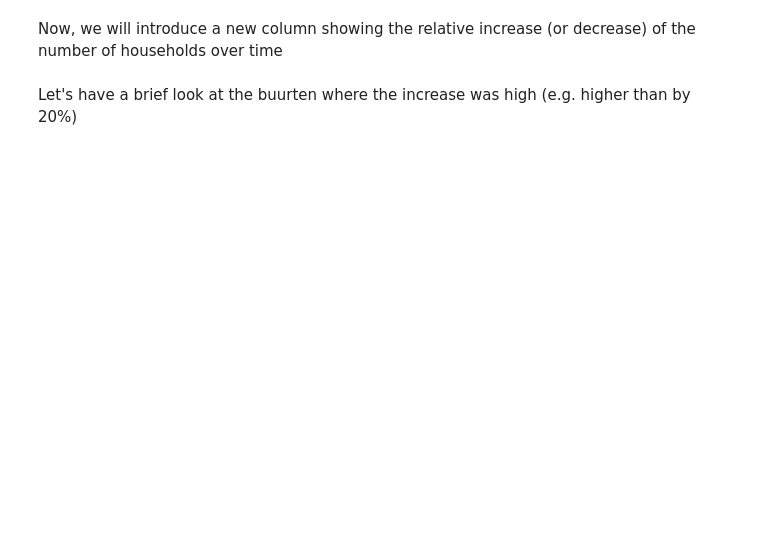
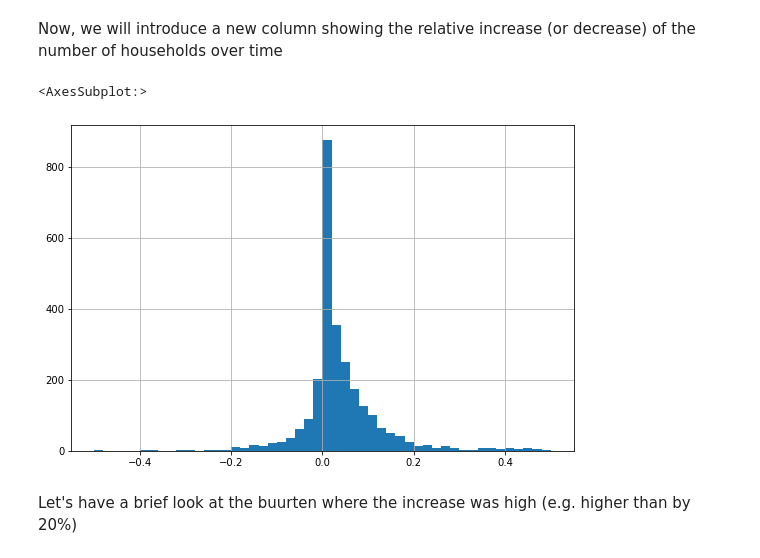
Before and after one commit to expert-solutions/Enexis-case-study, a Jupyter notebook: Data understanding/Enexis CBS Kernzijfers Data Preparation.ipynb, the cells around one changed output. Cells and saved outputs as stored; diff of their text form; code cells hidden in the pictures; blank space fills up the shorter version.

```diff
--- a/Data understanding/Enexis CBS Kernzijfers Data Preparation.ipynb
+++ b/Data understanding/Enexis CBS Kernzijfers Data Preparation.ipynb
@@ -124,7 +301,10 @@ Now, we will introduce a new column showing the relative increase (or decrease)
 # %%
 df_households_pivot['Household_increase'] = (df_households_pivot[2021] - df_households_pivot[2016]) / df_households_pivot[2021]
 # %%
-df_households_pivot['Household_increase'].hist(bins = 50, range=(-0.5, 0.5))
+df_households_pivot['Household_increase'].hist(bins = 50, range=(-0.5, 0.5), figsize = (9,6))
+# %% [output]
+<AxesSubplot:>
+[figure, added]
 # %% [markdown]
 Let's have a brief look at the buurten where the increase was high (e.g. higher than by 20%)
 # %%
```
Also changed, not shown: parts of 46 cells of this notebook, 7 other files.
